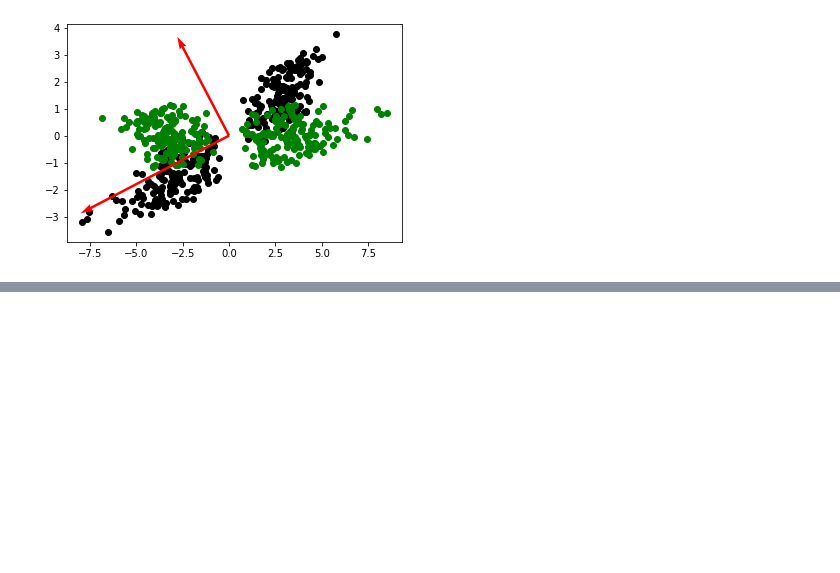
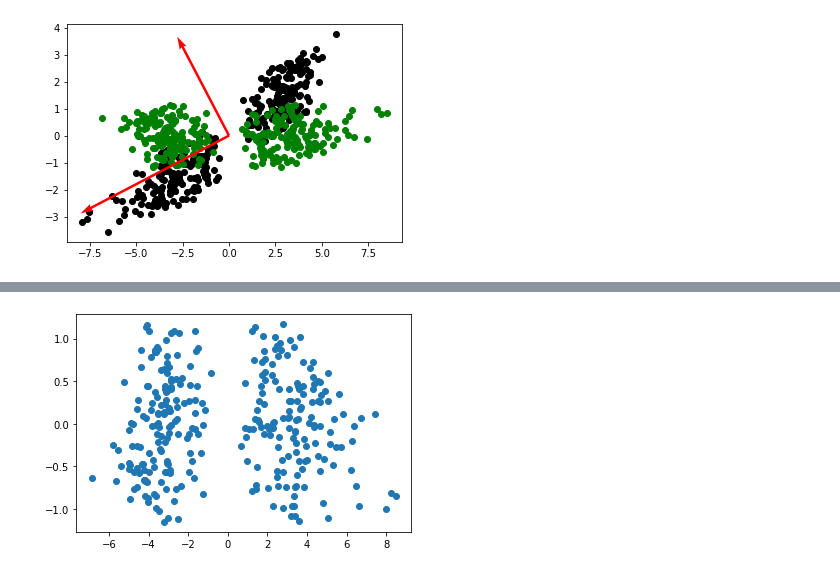
Before and after one commit to spacemaninSeoul/fast_campus_ML300, a Jupyter notebook: ML300P3패턴인식C2.ipynb, the cells around one changed output, grey strips where cells are left out. Drawn from its saved outputs; the diff is of its cells as text; code cells hidden in the pictures; blank space fills up the shorter version.

```diff
--- a/ML300P3패턴인식C2.ipynb
+++ b/ML300P3패턴인식C2.ipynb
@@ -422,0 +433,5 @@ plt.show()
+# %%
+## (문제) PC score를  PCscore에 저장하고 앞서 구한 XV와 같거나 부호만 다름을 확인합니다.
+PCscore = pca.transform(X_1)
+print(PCscore[:5, :])
+print(XV[:5, :])
@@ -422,0 +479,5 @@ plt.show()
+# %%
+plt.scatter(PCscore[:, 0], PCscore[:, 1])
+plt.show()
+# %% [output]
+[figure, added]
```
Also changed, not shown: parts of 12 cells of this notebook.
